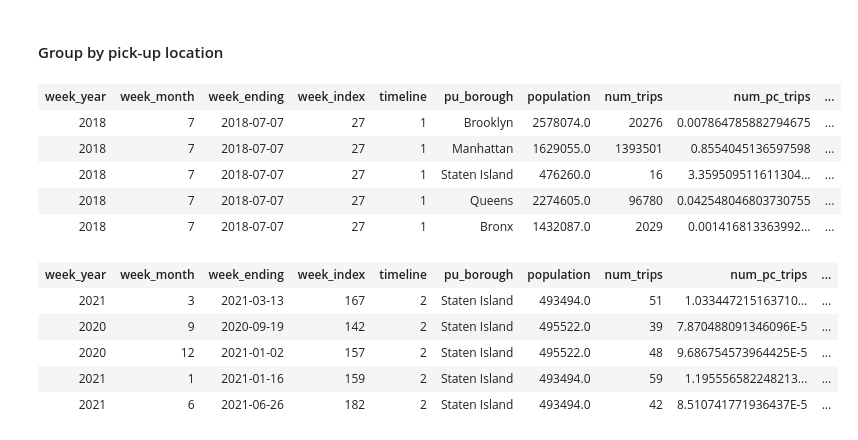
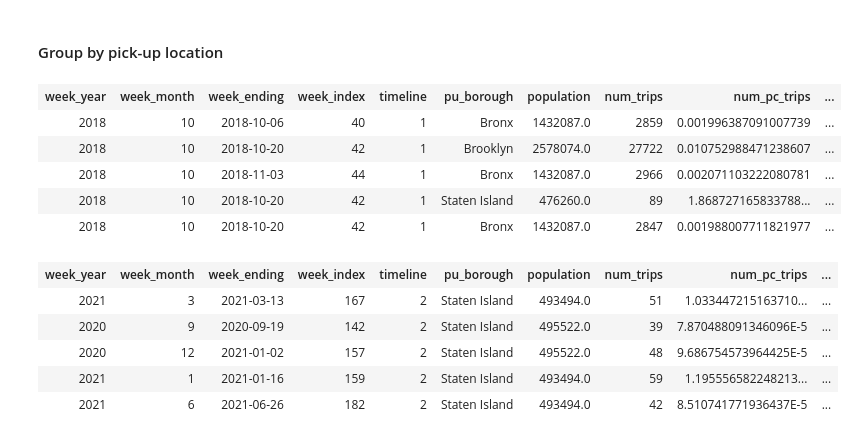
Before and after one commit to MAST30034-Applied-Data-Science/mast30034-project-1-DigitalData, a Jupyter notebook: notebooks/preprocessing/preprocessing_part_2_aggregation.ipynb, the cells around one changed output. Drawn from its saved outputs; the diff is of its cells as text; code cells hidden in the pictures.

```diff
--- a/notebooks/preprocessing/preprocessing_part_2_aggregation.ipynb
+++ b/notebooks/preprocessing/preprocessing_part_2_aggregation.ipynb
@@ -70,6 +71,7 @@ tlc_df.limit(5)
 | 2018 | 10 | 3 | 2018-10-06 | 40 | 1 | 10/03/2018 | 1.0 | 1.7 | ... |
 | 2018 | 10 | 14 | 2018-10-20 | 42 | 1 | 10/14/2018 | 1.0 | 1.64 | ... |
 # %%
+# columns to group by
 TLC_COMMON_GROUP_COLUMNS = [
     'week_year',
     'week_month',
@@ -78,10 +80,11 @@ TLC_COMMON_GROUP_COLUMNS = [
     'timeline'
 ]
 
+# add the borough type to groupby
 TLC_GROUP_BY_PU_COLUMNS = TLC_COMMON_GROUP_COLUMNS + ['pu_borough'];
 TLC_GROUP_BY_DO_COLUMNS = TLC_COMMON_GROUP_COLUMNS + ['do_borough'];
 
-# TODO: commenting
+# determine how the values are to be aggregated
 TLC_AGGREGATE_COLUMNS = {
     '*': [
         'count',
@@ -89,7 +92,7 @@ TLC_AGGREGATE_COLUMNS = {
         'count_per_100k'
     ],
     'passengers': [
-        # 'total',
+        'total',
         # 'total_per_capita',
         # 'daily_average',
         'average'
@@ -120,12 +125,12 @@ tlc_by_pu_df = ah.group_and_aggregate(tlc_df, pop_df, TLC_GROUP_BY_PU_COLUMNS,
 tlc_by_pu_df = spark.createDataFrame(tlc_by_pu_df.collect())
-# %%
-tlc_by_pu_df.sort('week_index').limit(5)
-# TODO: commenting
-# %% [output]
-| week_year | week_month | week_ending | week_index | timeline | pu_borough | population | num_trips | num_pc_trips | ... |
-| 2018 | 7 | 2018-07-07 | 27 | 1 | Brooklyn | 2578074.0 | 20276 | 0.007864785882794675 | ... |
-| 2018 | 7 | 2018-07-07 | 27 | 1 | Manhattan | 1629055.0 | 1393501 | 0.8554045136597598 | ... |
-| 2018 | 7 | 2018-07-07 | 27 | 1 | Staten Island | 476260.0 | 16 | 3.359509511611304... | ... |
-| 2018 | 7 | 2018-07-07 | 27 | 1 | Queens | 2274605.0 | 96780 | 0.042548046803730755 | ... |
-| 2018 | 7 | 2018-07-07 | 27 | 1 | Bronx | 1432087.0 | 2029 | 0.001416813363992... | ... |
+# %%
+# check to see that aggregation was successful
+tlc_by_pu_df.limit(5)
+# %% [output]
+| week_year | week_month | week_ending | week_index | timeline | pu_borough | population | num_trips | num_pc_trips | ... |
+| 2018 | 10 | 2018-10-06 | 40 | 1 | Bronx | 1432087.0 | 2859 | 0.001996387091007739 | ... |
+| 2018 | 10 | 2018-10-20 | 42 | 1 | Brooklyn | 2578074.0 | 27722 | 0.010752988471238607 | ... |
+| 2018 | 10 | 2018-11-03 | 44 | 1 | Bronx | 1432087.0 | 2966 | 0.002071103222080781 | ... |
+| 2018 | 10 | 2018-10-20 | 42 | 1 | Staten Island | 476260.0 | 89 | 1.868727165833788... | ... |
+| 2018 | 10 | 2018-10-20 | 42 | 1 | Bronx | 1432087.0 | 2847 | 0.001988007711821977 | ... |
 # %%
```
Also changed, not shown: parts of 21 cells of this notebook, 32 other files.
